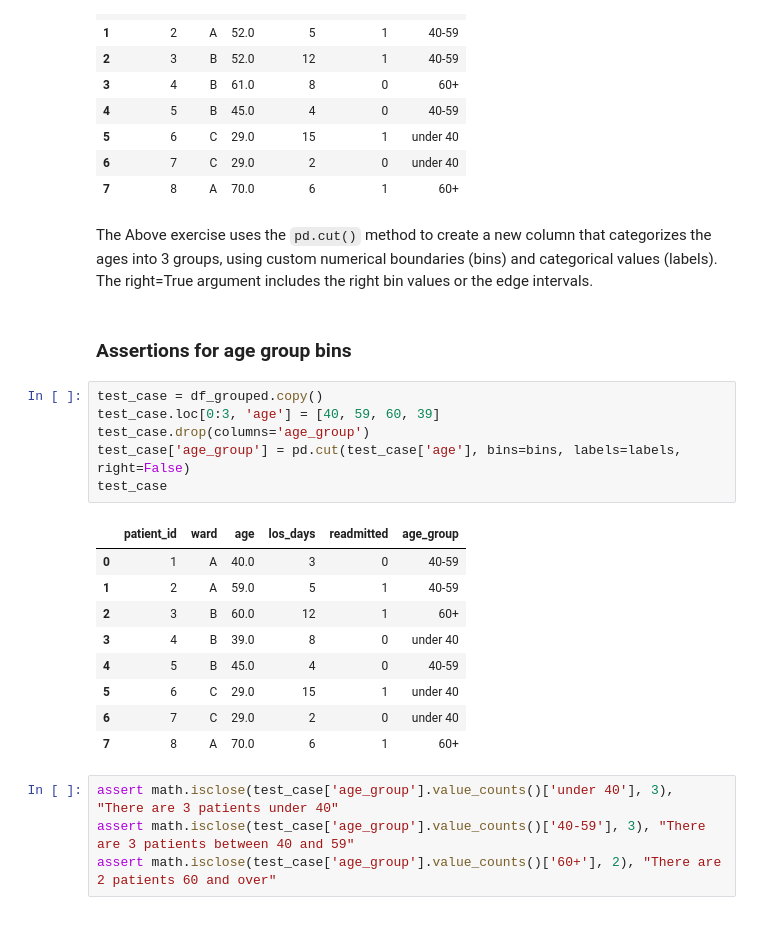
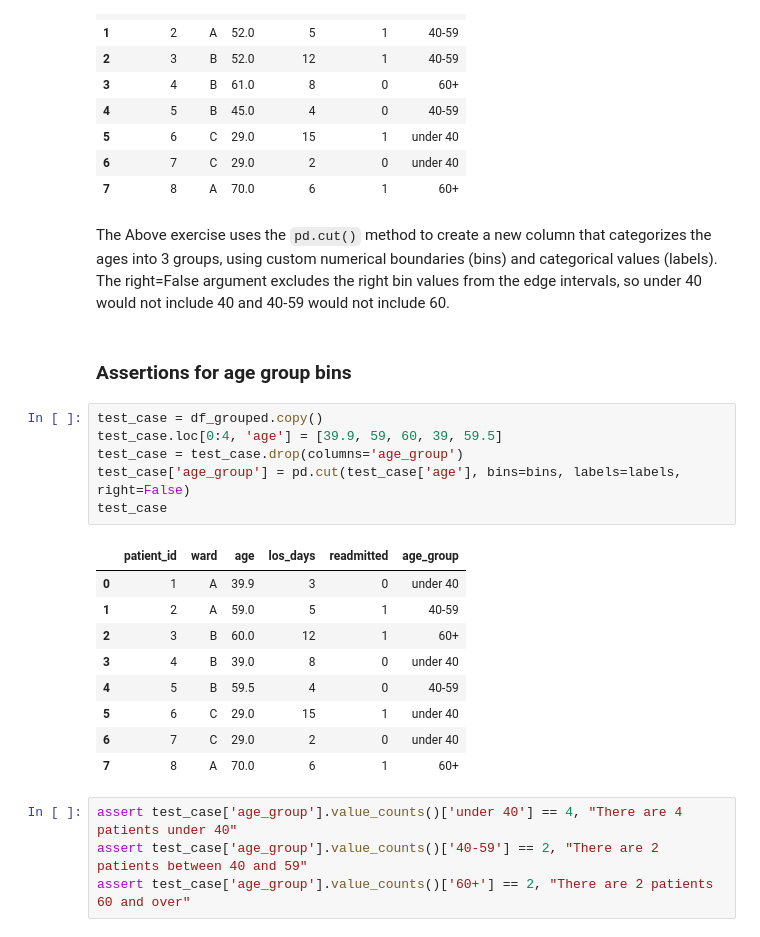
Before and after one commit to T3KK4/ds-training, a Jupyter notebook: week-01/day-02.ipynb, the cells around one changed output. Saved outputs shown, nothing was run; the diff lists cells and outputs as text.

```diff
--- a/week-01/day-02.ipynb
+++ b/week-01/day-02.ipynb
@@ -296,26 +296,26 @@ df_grouped
 | 6 | 7 | C | 29.0 | 2 | 0 | under 40 |
 | 7 | 8 | A | 70.0 | 6 | 1 | 60+ |
 # %% [markdown]
-The Above exercise uses the `pd.cut()` method to create a new column that categorizes the ages into 3 groups, using custom numerical boundaries (bins) and categorical values (labels). The right=True argument includes the right bin values or the edge intervals.
+The Above exercise uses the `pd.cut()` method to create a new column that categorizes the ages into 3 groups, using custom numerical boundaries (bins) and categorical values (labels). The right=False argument excludes the right bin values from the edge intervals, so under 40 would not include 40 and 40-59 would not include 60.
 # %% [markdown]
 ### **Assertions for age group bins**
 # %%
 test_case = df_grouped.copy()
-test_case.loc[0:3, 'age'] = [40, 59, 60, 39]
-test_case.drop(columns='age_group')
+test_case.loc[0:4, 'age'] = [39.9, 59, 60, 39, 59.5]
+test_case = test_case.drop(columns='age_group')
 test_case['age_group'] = pd.cut(test_case['age'], bins=bins, labels=labels, right=False)
 test_case
 # %% [output]
 |  | patient_id | ward | age | los_days | readmitted | age_group |
-| 0 | 1 | A | 40.0 | 3 | 0 | 40-59 |
+| 0 | 1 | A | 39.9 | 3 | 0 | under 40 |
 | 1 | 2 | A | 59.0 | 5 | 1 | 40-59 |
 | 2 | 3 | B | 60.0 | 12 | 1 | 60+ |
 | 3 | 4 | B | 39.0 | 8 | 0 | under 40 |
-| 4 | 5 | B | 45.0 | 4 | 0 | 40-59 |
+| 4 | 5 | B | 59.5 | 4 | 0 | 40-59 |
 | 5 | 6 | C | 29.0 | 15 | 1 | under 40 |
 | 6 | 7 | C | 29.0 | 2 | 0 | under 40 |
 | 7 | 8 | A | 70.0 | 6 | 1 | 60+ |
 # %%
-assert math.isclose(test_case['age_group'].value_counts()['under 40'], 3), "There are 3 patients under 40"
-assert math.isclose(test_case['age_group'].value_counts()['40-59'], 3), "There are 3 patients between 40 and 59"
-assert math.isclose(test_case['age_group'].value_counts()['60+'], 2), "There are 2 patients 60 and over"
+assert test_case['age_group'].value_counts()['under 40'] == 4, "There are 4 patients under 40"
+assert test_case['age_group'].value_counts()['40-59'] == 2, "There are 2 patients between 40 and 59"
+assert test_case['age_group'].value_counts()['60+'] == 2, "There are 2 patients 60 and over"
```
Also changed, not shown: parts of 6 cells of this notebook.
